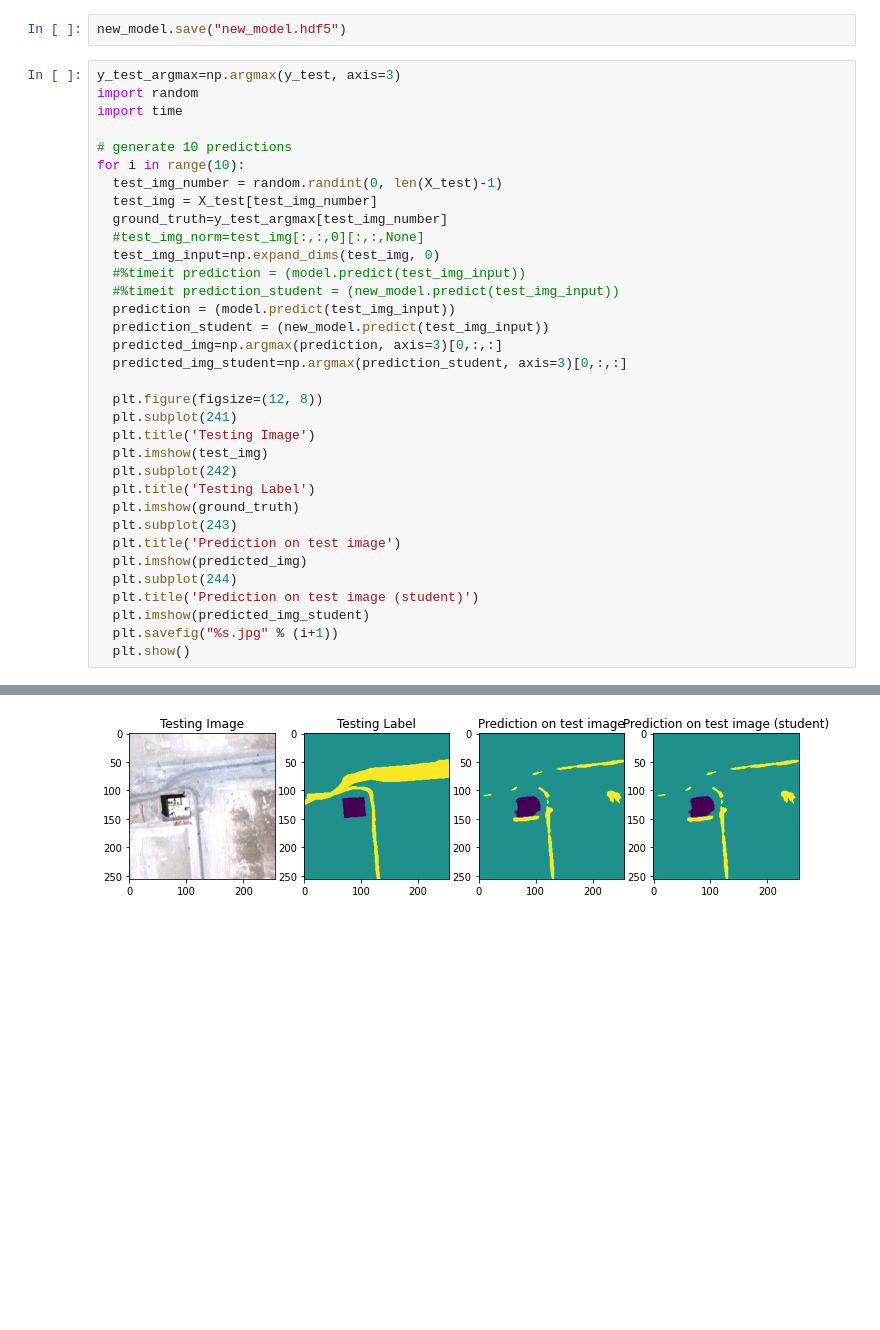
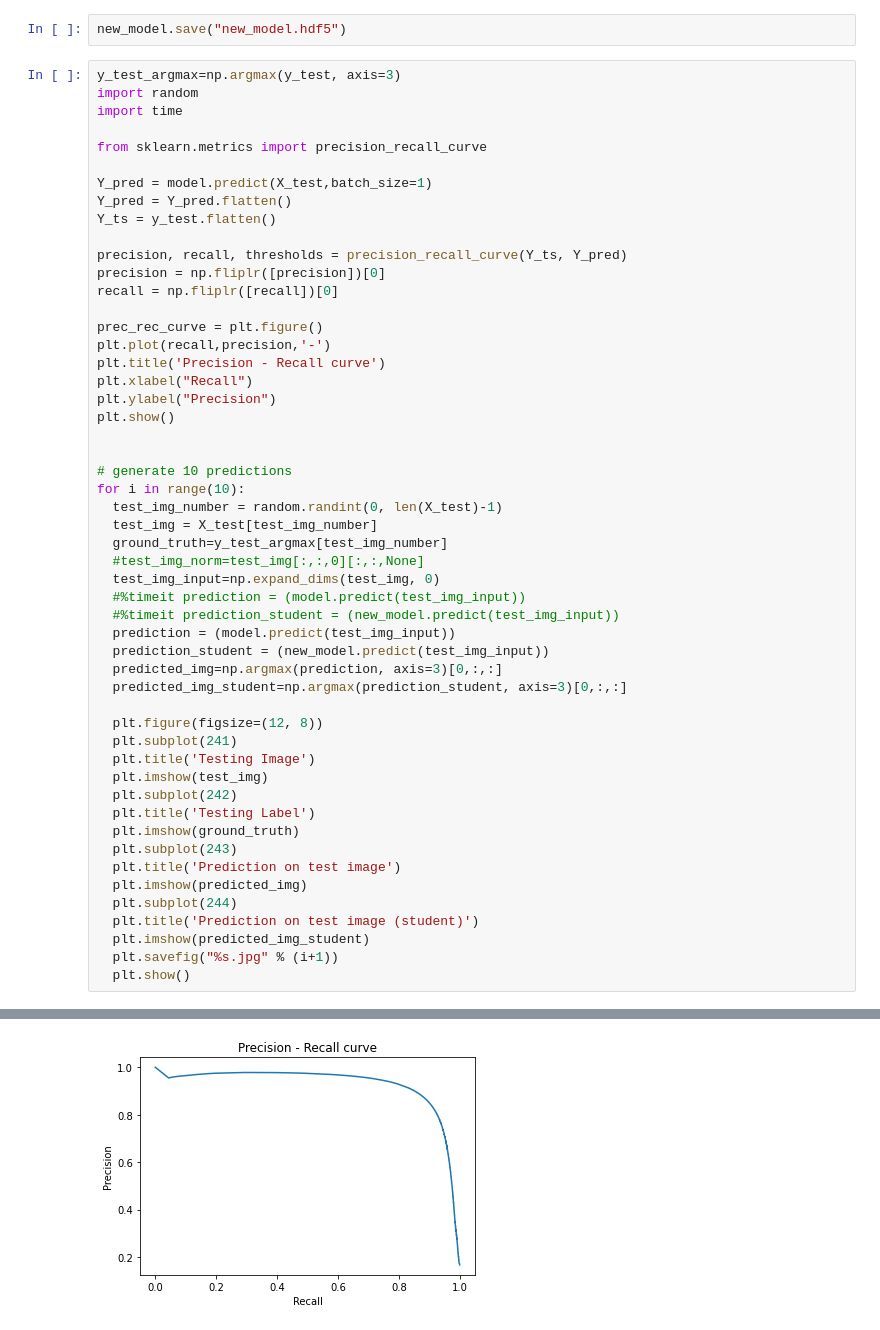
Before and after one commit to brendan123/Semantic-Segmentation, a Jupyter notebook: Milestone_4_Semantic_Segmentation.ipynb, the cells around one changed output, grey strips where cells are left out. Cells and saved outputs as stored; diff of their text form; blank space fills up the shorter version.

```diff
--- a/Milestone_4_Semantic_Segmentation.ipynb
+++ b/Milestone_4_Semantic_Segmentation.ipynb
@@ -537,6 +537,24 @@ new_model.save("new_model.hdf5")
 y_test_argmax=np.argmax(y_test, axis=3)
 import random
 import time
+
+from sklearn.metrics import precision_recall_curve
+
+Y_pred = model.predict(X_test,batch_size=1)
+Y_pred = Y_pred.flatten()
+Y_ts = y_test.flatten()
+
+precision, recall, thresholds = precision_recall_curve(Y_ts, Y_pred)
+precision = np.fliplr([precision])[0]
+recall = np.fliplr([recall])[0]
+
+prec_rec_curve = plt.figure()
+plt.plot(recall,precision,'-')
+plt.title('Precision - Recall curve')
+plt.xlabel("Recall")
+plt.ylabel("Precision")
+plt.show()
+
 
 # generate 10 predictions
 for i in range(10):
@@ -573 +590 @@ for i in range(10):
-[figure, old version]
+[figure, new version]
```
Also changed, not shown: parts of 1 cell of this notebook.
